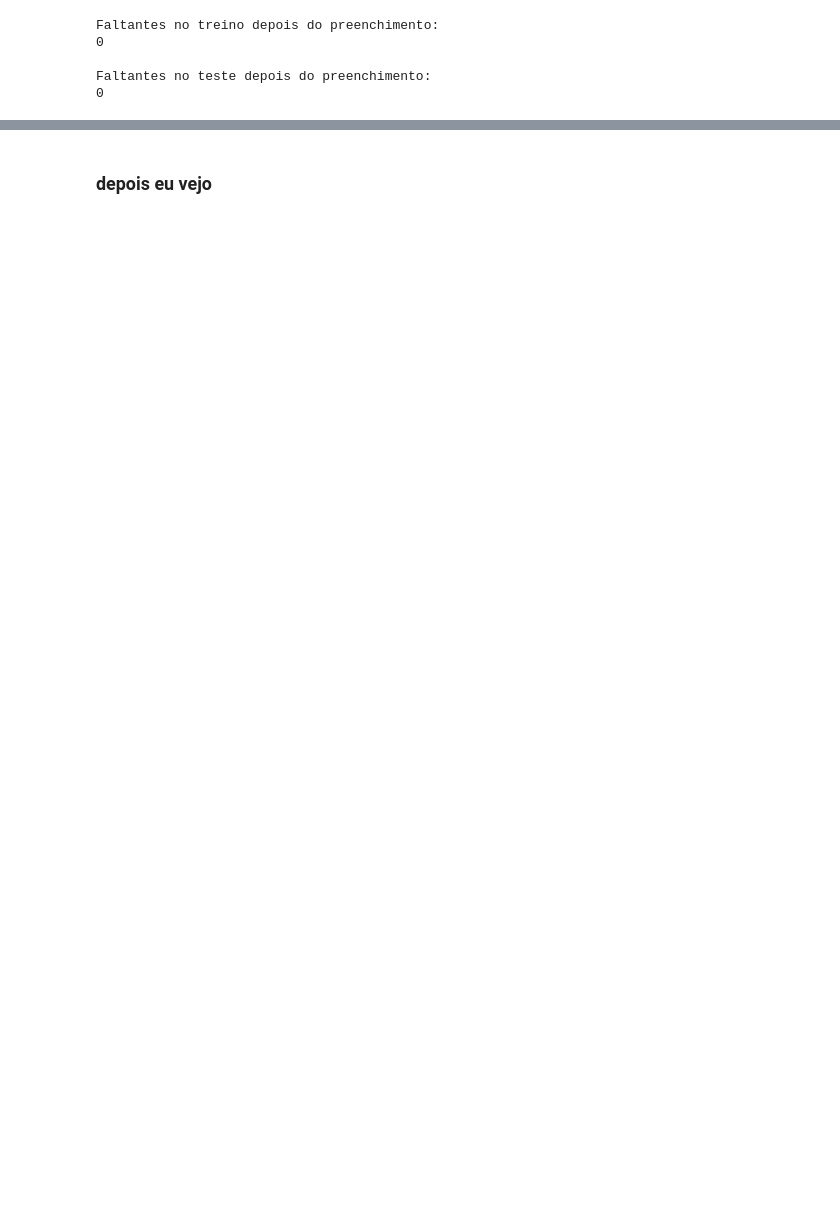
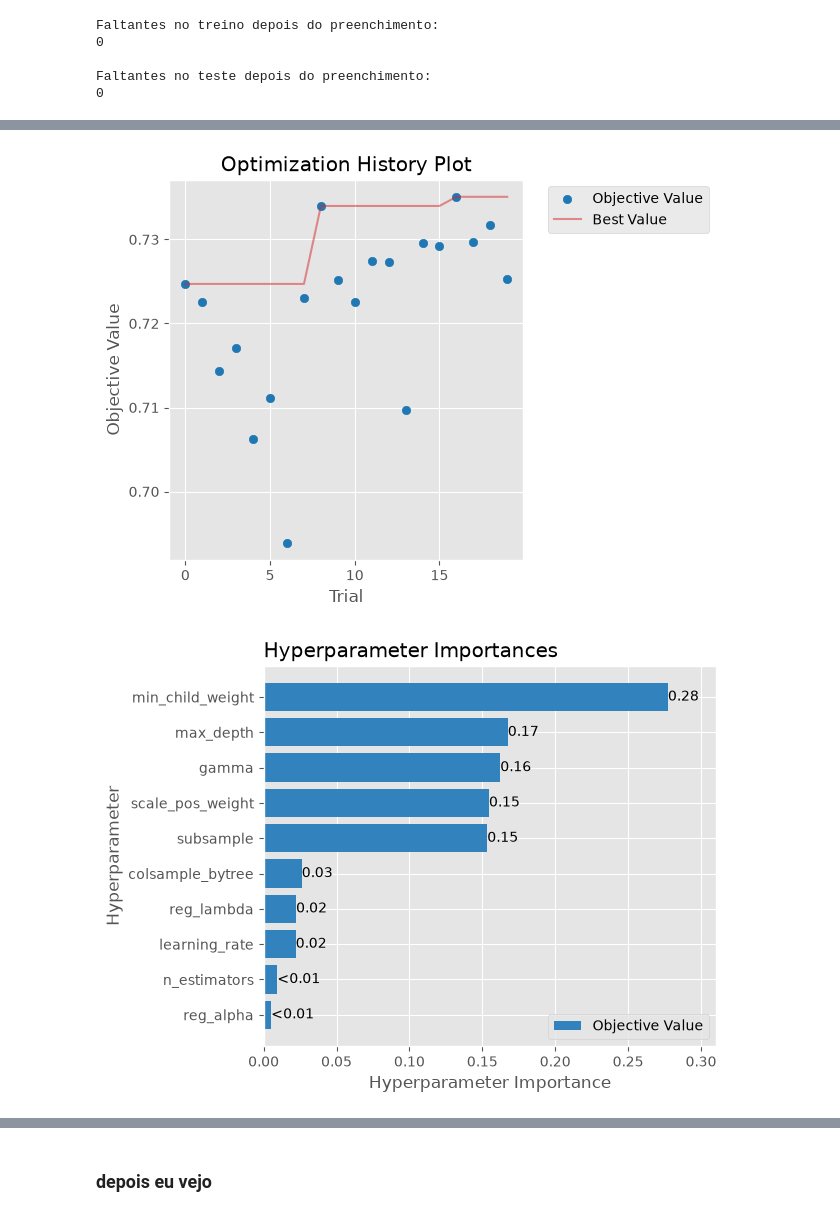
Before and after one commit to toni-cav/Analise_SIICUSP, a Jupyter notebook: exploratorio_depressao_e_sem_depressao.ipynb, the cells around one changed output, grey strips where cells are left out. Drawn from its saved outputs; the diff is of its cells as text; code cells hidden in the pictures; blank space fills up the shorter version.

```diff
--- a/exploratorio_depressao_e_sem_depressao.ipynb
+++ b/exploratorio_depressao_e_sem_depressao.ipynb
@@ -922,0 +1139,11 @@ Faltantes no teste depois do preenchimento:
+# %%
+optuna.visualization.matplotlib.plot_optimization_history(study)
+plt.tight_layout()
+plt.show()
+
+optuna.visualization.matplotlib.plot_param_importances(study)
+plt.tight_layout()
+plt.show()
+# %% [output]
+[figure, added]
+[figure, added]
```
Also changed, not shown: parts of 32 cells of this notebook, 4 other files.
